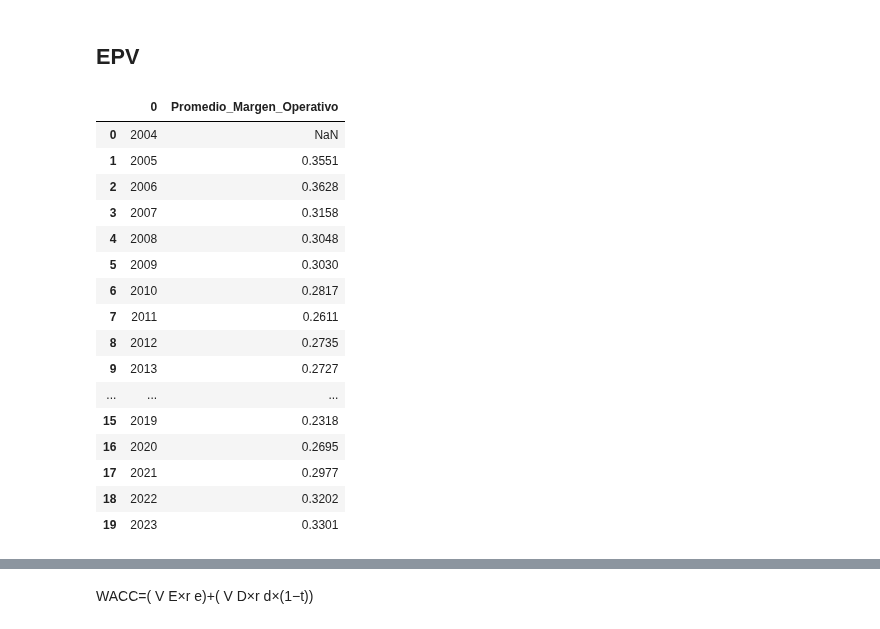
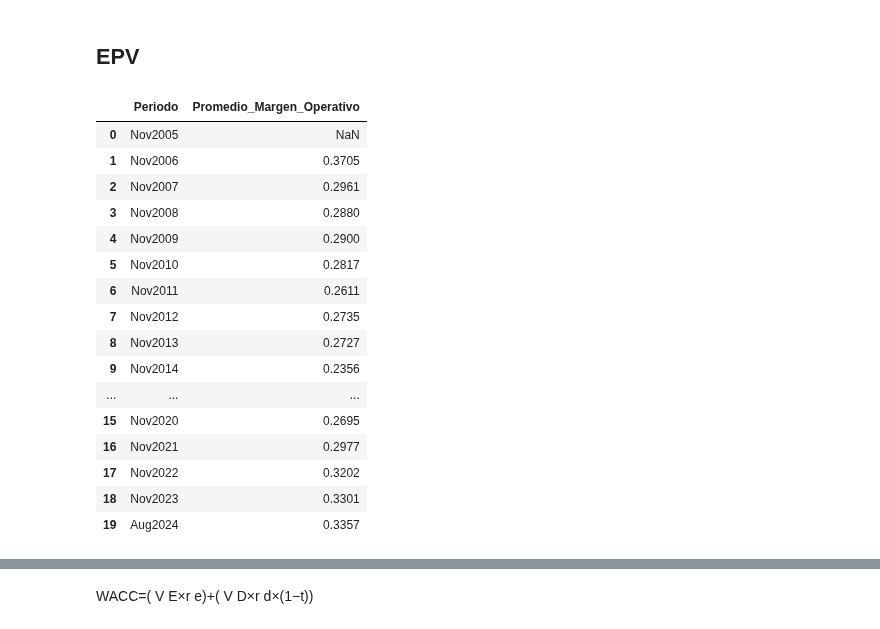
Before and after one commit to Marco23rubio/Stocks, a Jupyter notebook: Valuaciones_4_USA.ipynb, the cells around one changed output, grey strips where cells are left out. Saved outputs shown, nothing was run; the diff lists cells and outputs as text; code cells hidden in the pictures.

```diff
--- a/Valuaciones_4_USA.ipynb
+++ b/Valuaciones_4_USA.ipynb
@@ -292,33 +307,38 @@ df_beta_20y
 # %%
-# Obtengo los DF para datos anulaes y trimestrales
-indice_ttm = df_err.columns.get_loc('TTM/current')
+# Obtengo los DF para datos anuales y trimestrales
+indice_ttm = df_err.columns.tolist().index(nombre_ttm)  # primera ocurrencia
 
 df_anual = df_err.iloc[:, :indice_ttm + 1]
 df_trimestral = df_err.iloc[:, indice_ttm + 1:]
 df_trimestral.insert(0, 'Fiscal Period', df_err['Fiscal Period'])
+
+# df_err queda solo con columnas anuales + TTM (sin trimestrales)
+df_err = df_anual.copy()
 # %%
 columna_anterior = df_anual.columns[indice_ttm - 1]
 anio_anterior = int(columna_anterior[-4:])
-# Identificar las columnas que contienen un año en su nombre
+
 pattern = re.compile(r'\d{4}')
-columnas_con_anio = [col for col in df_anual.columns if pattern.search(col)]
+
+# Excluir nombre_ttm aquí para evitar duplicado
+columnas_con_anio = [col for col in df_anual.columns if pattern.search(col) and col != nombre_ttm]
 
 anio_limite = min(last_20_years)
 
 columnas_filtradas = [col for col in columnas_con_anio if int(
     pattern.search(col).group()) >= anio_limite]
 
-# Asegurarse de incluir 'Fiscal Period' y 'TTM/current' si están presentes
-columnas_especiales = ['Fiscal Period', 'TTM/current']
+# Incluir 'Fiscal Period' y TTM (sin riesgo de duplicado)
+columnas_especiales = ['Fiscal Period', nombre_ttm]
 columnas_filtradas = [
     col for col in df_anual.columns if col in columnas_especiales] + columnas_filtradas
 
 df_anual_filtrado = df_anual[columnas_filtradas]
 
-# Mover la columna 'TTM/current' al final
-if 'TTM/current' in df_anual_filtrado.columns:
+# Mover TTM al final
+if nombre_ttm in df_anual_filtrado.columns:
     columnas_ordenadas = [
-        col for col in df_anual_filtrado.columns if col != 'TTM/current'] + ['TTM/current']
+        col for col in df_anual_filtrado.columns if col != nombre_ttm] + [nombre_ttm]
     df_anual_filtrado = df_anual_filtrado[columnas_ordenadas]
 
 df_anual_filtrado = df_anual_filtrado.fillna(0)
@@ -345,5 +365,3 @@ columnas_especiales_trimestral = ["Fiscal Period"]
 
 df_trimestral_filtrado = df_trimestral[columnas_especiales_trimestral + columnas_filtradas_trimestral].copy()
 df_trimestral_filtrado = df_trimestral_filtrado.fillna(0)
-# %%
-df_anual_filtrado = df_anual_filtrado.drop(columns=["TTM/current"])
@@ -369,10 +390,9 @@ df_trimestral_filtrado = limpiar_df_financiero(df_trimestral_filtrado)
 df_anual_filtrado = df_anual_filtrado.dropna(axis=1, how='all')
 df_trimestral_filtrado = df_trimestral_filtrado.dropna(axis=1, how='all')
 # %%
-# Crear DataFrame vacío con las columnas anuales
 razones_financieras = pd.DataFrame(
     columns=['Calculo', 'Explicacion'] +
-            list(df_anual_filtrado.columns.difference(['Fiscal Period']))
+            [c for c in df_anual_filtrado.columns if c != 'Fiscal Period']
 )
 # %%
 def agregar_razon_financiera(df_anual_filtrado, fila_numerador, nombre_nueva_fila,
@@ -742,54 +762,53 @@ dtype: object
 # %%
 margen_operativo = (
     razones_financieras
         .loc["Operating Margin(%)"]
         .drop(["Calculo", "Explicacion"])
         .copy()
 )
 
-margen_operativo.index = margen_operativo.index.str.extract(r'(\d{4})').astype(int)[0]
-
 df_margen = margen_operativo.to_frame(name="Margen_Operativo")
 df_margen["Margen_Operativo"] = pd.to_numeric(df_margen["Margen_Operativo"], errors="coerce")
 
+# Ordenar cronológicamente por Periodo (MonAño)
+df_margen.index = pd.to_datetime(df_margen.index, format='%b%Y')
 df_margen = df_margen.sort_index()
-df_margen.index = df_margen.index.astype(int)
+df_margen.index = df_margen.index.strftime('%b%Y')
 
-# Promedio móvil de 5 años hacia atrás (excluye año actual)
+# Promedio móvil de 5 filas hacia atrás (excluye fila actual)
 serie_promedios = (
     df_margen["Margen_Operativo"]
         .shift(1)
         .rolling(window=5, min_periods=1)
         .mean()
 )
 
-
 df_promedios_ebit = (
     serie_promedios
         .round(2)
         .div(100)
         .to_frame(name="Promedio_Margen_Operativo")
         .reset_index()
-        .rename(columns={"index": "Año"})
+        .rename(columns={"index": "Periodo"})
 )
 
 df_promedios_ebit
 # %% [output]
-|  | 0 | Promedio_Margen_Operativo |
-| 0 | 2004 | NaN |
-| 1 | 2005 | 0.3551 |
-| 2 | 2006 | 0.3628 |
-| 3 | 2007 | 0.3158 |
-| 4 | 2008 | 0.3048 |
-| 5 | 2009 | 0.3030 |
-| 6 | 2010 | 0.2817 |
-| 7 | 2011 | 0.2611 |
-| 8 | 2012 | 0.2735 |
-| 9 | 2013 | 0.2727 |
+|  | Periodo | Promedio_Margen_Operativo |
+| 0 | Nov2005 | NaN |
+| 1 | Nov2006 | 0.3705 |
+| 2 | Nov2007 | 0.2961 |
+| 3 | Nov2008 | 0.2880 |
+| 4 | Nov2009 | 0.2900 |
+| 5 | Nov2010 | 0.2817 |
+| 6 | Nov2011 | 0.2611 |
+| 7 | Nov2012 | 0.2735 |
+| 8 | Nov2013 | 0.2727 |
+| 9 | Nov2014 | 0.2356 |
 | ... | ... | ... |
-| 15 | 2019 | 0.2318 |
-| 16 | 2020 | 0.2695 |
-| 17 | 2021 | 0.2977 |
-| 18 | 2022 | 0.3202 |
-| 19 | 2023 | 0.3301 |
+| 15 | Nov2020 | 0.2695 |
+| 16 | Nov2021 | 0.2977 |
+| 17 | Nov2022 | 0.3202 |
+| 18 | Nov2023 | 0.3301 |
+| 19 | Aug2024 | 0.3357 |
 # %%
```
Also changed, not shown: parts of 67 cells of this notebook, 3 other files.
